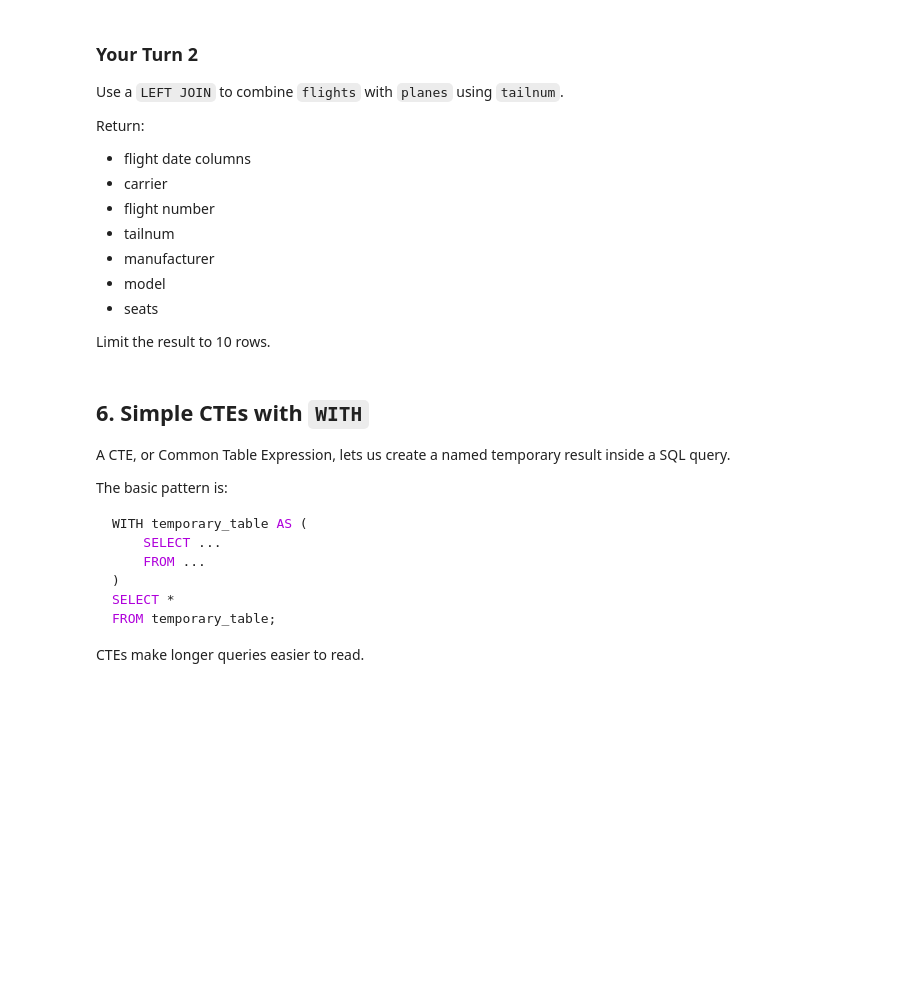
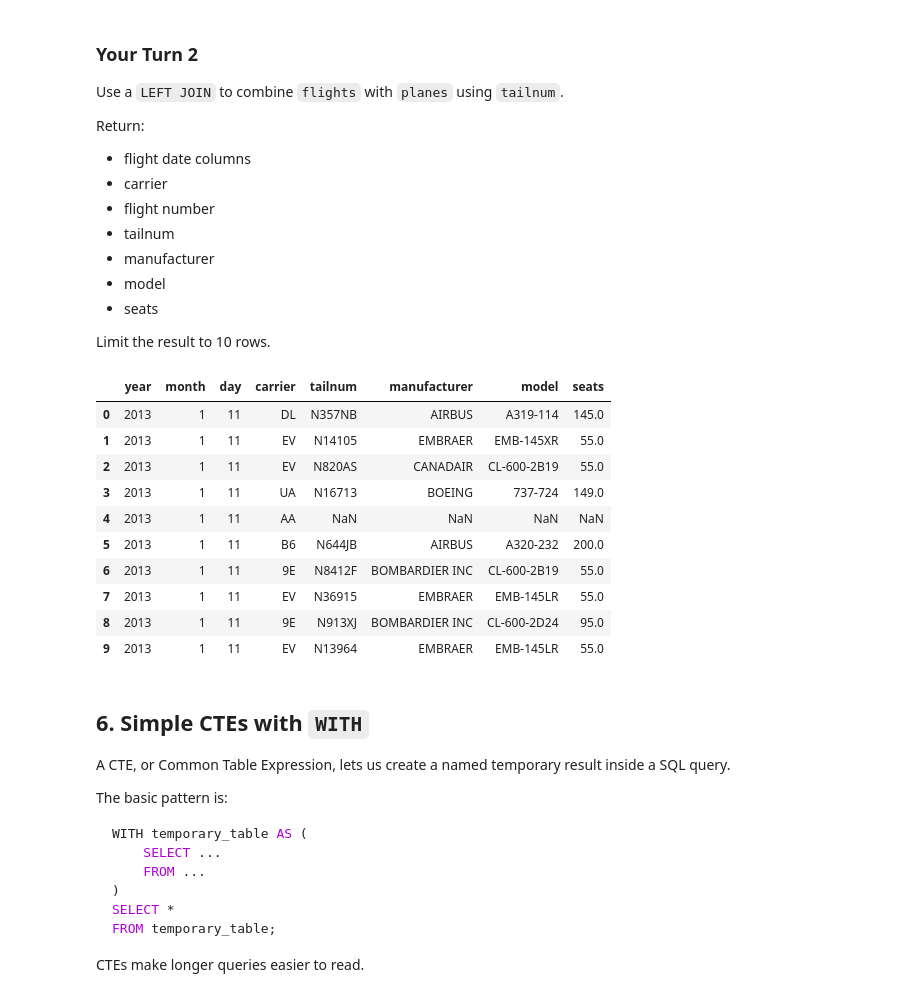
Before and after one commit to rubenruiz-gif/ban6003-week9-10-rubenruiz, a Jupyter notebook: notebooks/module10_sql_joins_abt_guided_lab.ipynb, the cells around one changed output. Cells and saved outputs as stored; diff of their text form; code cells hidden in the pictures; blank space fills up the shorter version.

```diff
--- a/notebooks/module10_sql_joins_abt_guided_lab.ipynb
+++ b/notebooks/module10_sql_joins_abt_guided_lab.ipynb
@@ -351,11 +423,34 @@ Limit the result to 10 rows.
 # %%
 # Your Turn 2
 
 query = '''
-
+SELECT f.year,
+       f.month,
+       f.day,
+       f.carrier,
+       p.tailnum,
+       p.manufacturer,
+       p.model,
+       p.seats
+FROM flights AS f
+LEFT JOIN planes AS p
+    ON f.tailnum = p.tailnum
+LIMIT 10;
 '''
 
 run_query(query, engine)
+# %% [output]
+|  | year | month | day | carrier | tailnum | manufacturer | model | seats |
+| 0 | 2013 | 1 | 11 | DL | N357NB | AIRBUS | A319-114 | 145.0 |
+| 1 | 2013 | 1 | 11 | EV | N14105 | EMBRAER | EMB-145XR | 55.0 |
+| 2 | 2013 | 1 | 11 | EV | N820AS | CANADAIR | CL-600-2B19 | 55.0 |
+| 3 | 2013 | 1 | 11 | UA | N16713 | BOEING | 737-724 | 149.0 |
+| 4 | 2013 | 1 | 11 | AA | NaN | NaN | NaN | NaN |
+| 5 | 2013 | 1 | 11 | B6 | N644JB | AIRBUS | A320-232 | 200.0 |
+| 6 | 2013 | 1 | 11 | 9E | N8412F | BOMBARDIER INC | CL-600-2B19 | 55.0 |
+| 7 | 2013 | 1 | 11 | EV | N36915 | EMBRAER | EMB-145LR | 55.0 |
+| 8 | 2013 | 1 | 11 | 9E | N913XJ | BOMBARDIER INC | CL-600-2D24 | 95.0 |
+| 9 | 2013 | 1 | 11 | EV | N13964 | EMBRAER | EMB-145LR | 55.0 |
 # %% [markdown]
 ## 6. Simple CTEs with `WITH`
 
```
Also changed, not shown: parts of 27 cells of this notebook.
